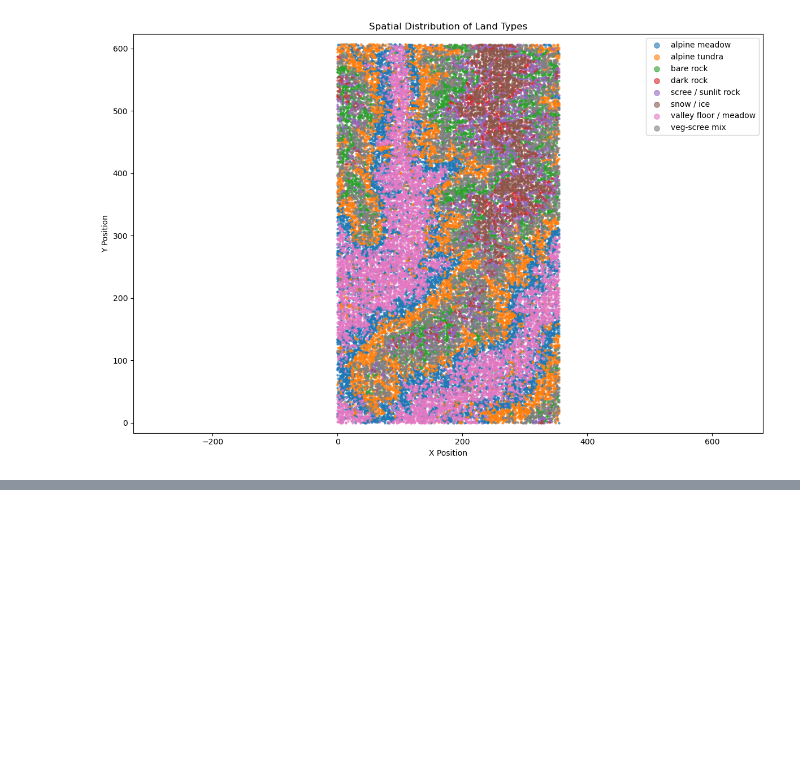
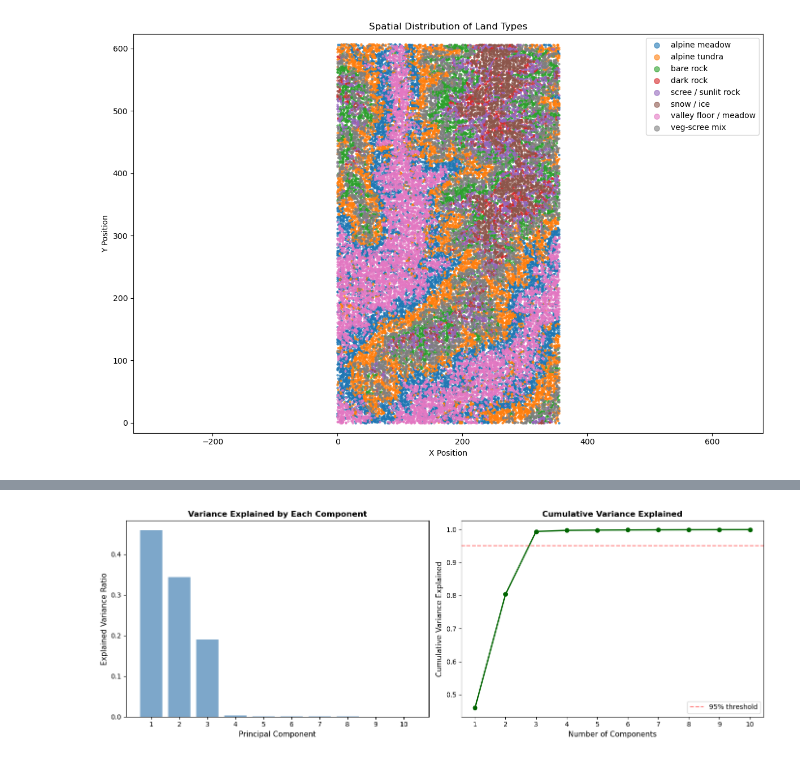
Before and after one commit to Dhruv-baner/st443-group-project, a Jupyter notebook: notebooks/task_1.ipynb, the cells around one changed output, grey strips where cells are left out. Saved outputs shown, nothing was run; the diff lists cells and outputs as text; code cells hidden in the pictures; blank space fills up the shorter version.

Commit message:
Add PCA and train Logistic, SVM, RF models

```diff
--- a/notebooks/task_1.ipynb
+++ b/notebooks/task_1.ipynb
@@ -232,0 +381,18 @@ plt.show()
+# %%
+from sklearn.decomposition import PCA
+
+# Initialize PCA with 10 components
+pca = PCA(n_components=10, random_state=42)
+
+# Fit and transform training data
+X_train_pca = pca.fit_transform(X_train_scaled)
+
+# Transform test data (using training PCA fit)
+X_test_pca = pca.transform(X_test_scaled)
+
+# Check results
+print(f"Original dimensions: {X_train_scaled.shape}")
+print(f"PCA dimensions: {X_train_pca.shape}")
+print(f"\nExplained variance by each component:")
+print(pca.explained_variance_ratio_)
+print(f"\nTotal variance explained: {pca.explained_variance_ratio_.sum():.3f}")
@@ -232,0 +423,26 @@ plt.show()
+# %%
+
+# Create figure with subplots
+fig, axes = plt.subplots(1, 2, figsize=(14, 5))
+
+# Plot 1: Explained variance per component
+axes[0].bar(range(1, 11), pca.explained_variance_ratio_, alpha=0.7, color='steelblue')
+axes[0].set_xlabel('Principal Component', fontsize=11)
+axes[0].set_ylabel('Explained Variance Ratio', fontsize=11)
+axes[0].set_title('Variance Explained by Each Component', fontsize=12, fontweight='bold')
+axes[0].set_xticks(range(1, 11))
+
+# Plot 2: Cumulative variance
+cumsum = np.cumsum(pca.explained_variance_ratio_)
+axes[1].plot(range(1, 11), cumsum, marker='o', linestyle='-', color='darkgreen', linewidth=2)
+axes[1].axhline(y=0.95, color='red', linestyle='--', alpha=0.5, label='95% threshold')
+axes[1].set_xlabel('Number of Components', fontsize=11)
+axes[1].set_ylabel('Cumulative Variance Explained', fontsize=11)
+axes[1].set_title('Cumulative Variance Explained', fontsize=12, fontweight='bold')
+axes[1].legend()
+axes[1].set_xticks(range(1, 11))
+
+plt.tight_layout()
+plt.show()
+# %% [output]
+[figure, added]
```
Also changed, not shown: parts of 22 cells of this notebook.
